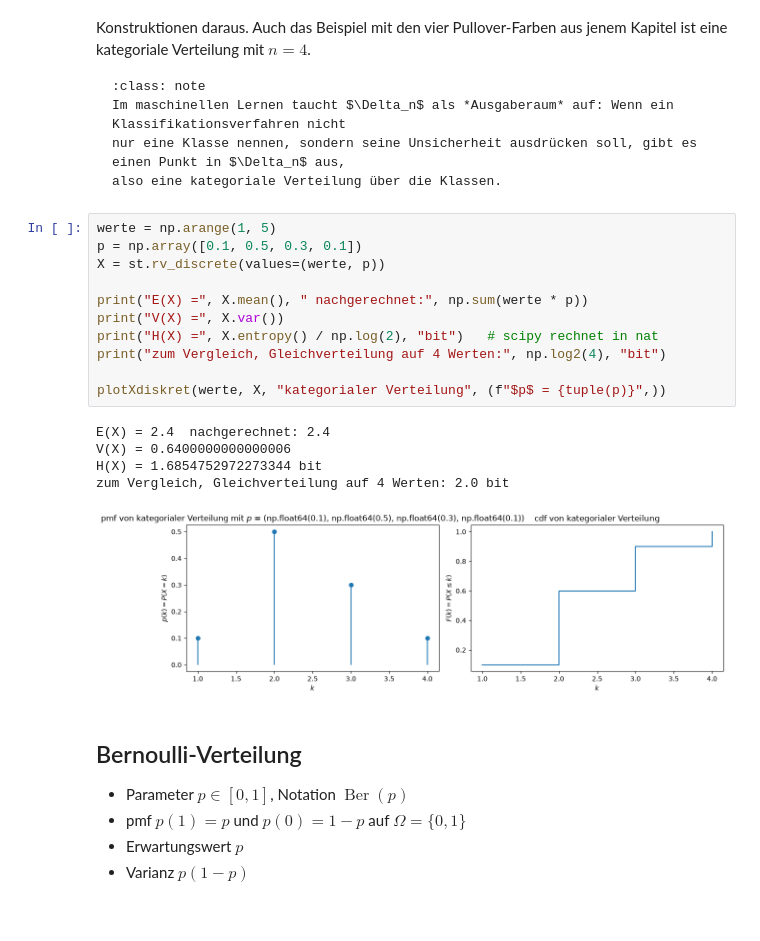
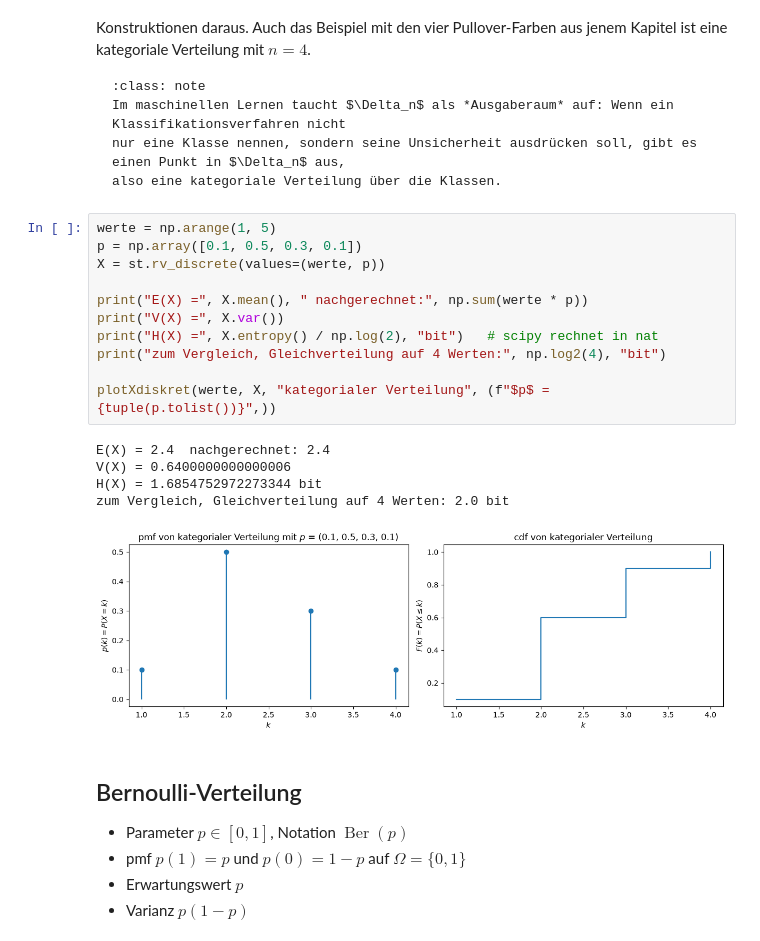
Before and after one commit to konradvoelkel/ds-skript-mirror, a Jupyter notebook: wichtigste-diskrete-verteilungen.ipynb, the cells around one changed output. Saved outputs shown, nothing was run; the diff lists cells and outputs as text; blank space fills up the shorter version.

```diff
--- a/wichtigste-diskrete-verteilungen.ipynb
+++ b/wichtigste-diskrete-verteilungen.ipynb
@@ -176,20 +176,20 @@ also eine kategoriale Verteilung über die Klassen.
 # %%
 werte = np.arange(1, 5)
 p = np.array([0.1, 0.5, 0.3, 0.1])
 X = st.rv_discrete(values=(werte, p))
 
 print("E(X) =", X.mean(), " nachgerechnet:", np.sum(werte * p))
 print("V(X) =", X.var())
 print("H(X) =", X.entropy() / np.log(2), "bit")   # scipy rechnet in nat
 print("zum Vergleich, Gleichverteilung auf 4 Werten:", np.log2(4), "bit")
 
-plotXdiskret(werte, X, "kategorialer Verteilung", (f"$p$ = {tuple(p)}",))
+plotXdiskret(werte, X, "kategorialer Verteilung", (f"$p$ = {tuple(p.tolist())}",))
 # %% [output]
 E(X) = 2.4  nachgerechnet: 2.4
 V(X) = 0.6400000000000006
 H(X) = 1.6854752972273344 bit
 zum Vergleich, Gleichverteilung auf 4 Werten: 2.0 bit
-[figure, old version]
+[figure, new version]
 # %% [markdown]
 ## Bernoulli-Verteilung
 
```
Also changed, not shown: 3 other files.
